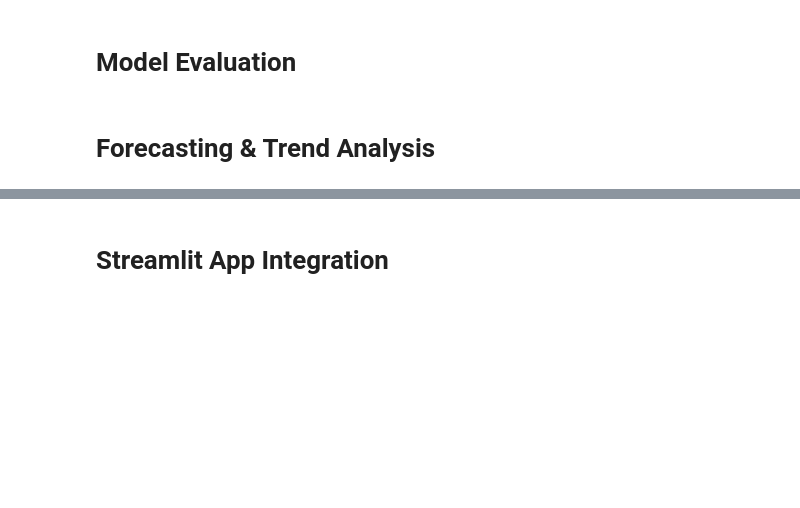
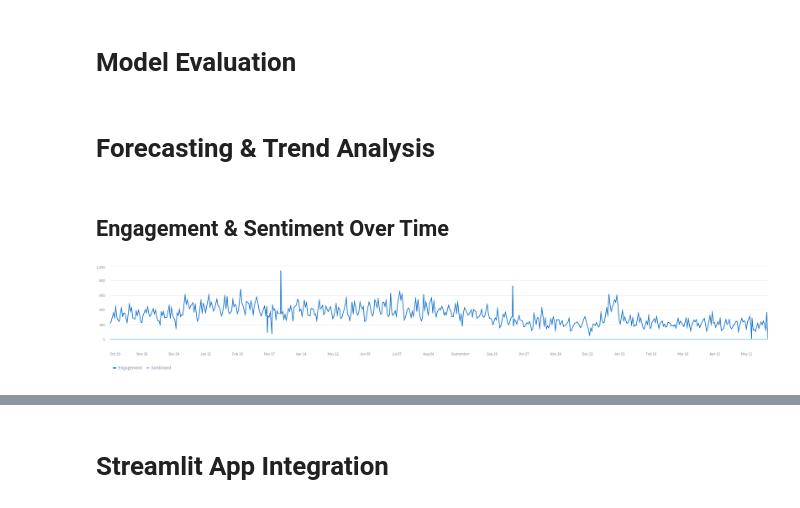
Before and after one commit to zyraaxo/Project-4-158755, a Jupyter notebook: Project 4 Notebook/Project 4 notebook.ipynb, the cells around one changed output, grey strips where cells are left out. Saved outputs shown, nothing was run; the diff lists cells and outputs as text; code cells hidden in the pictures; blank space fills up the shorter version.

```diff
--- a/Project 4 Notebook/Project 4 notebook.ipynb
+++ b/Project 4 Notebook/Project 4 notebook.ipynb
@@ -437,3 +495,9 @@ This function ensures robust and fault-tolerant sentiment scoring using VADER, r
 # Model Evaluation
 # %% [markdown]
 # Forecasting & Trend Analysis
+# %% [markdown]
+## Engagement & Sentiment Over Time
+# %%
+display(Image(filename='Images/screen2.png'))
+# %% [output]
+[figure, added]
```
Also changed, not shown: parts of 32 cells of this notebook, 4 other files.
